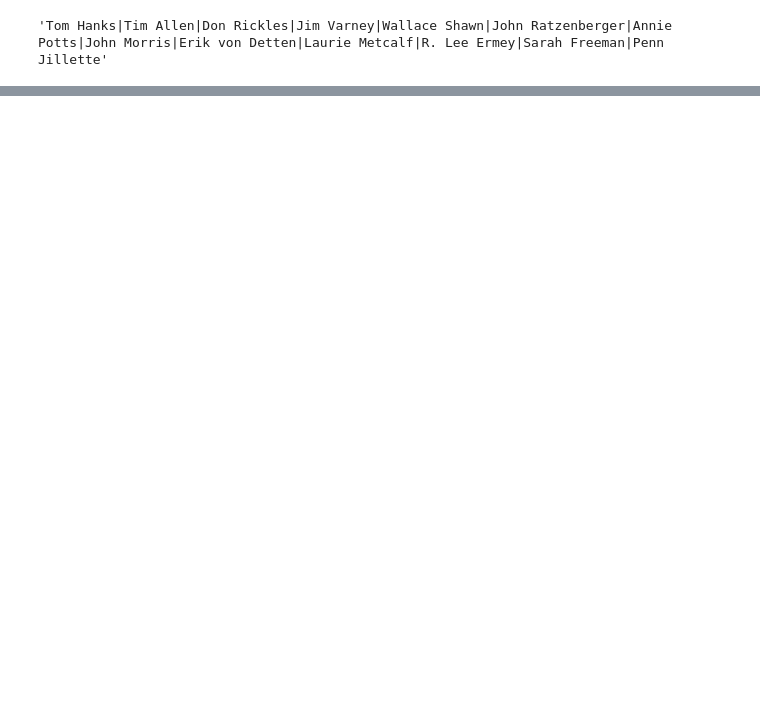
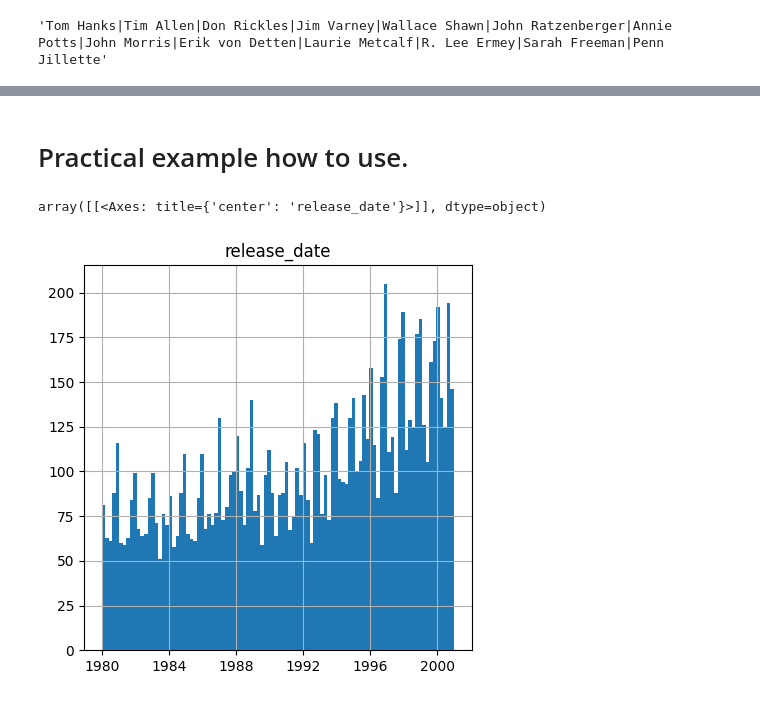
Before and after one commit to SebesHJDEV/My-Projects, a Jupyter notebook: Data-Analysis-Projects-With-Pandas/Pandas_Data_Science/Project_1_Explore_Data.ipynb, the cells around one changed output, grey strips where cells are left out. Saved outputs shown, nothing was run; the diff lists cells and outputs as text; code cells hidden in the pictures; blank space fills up the shorter version.

```diff
--- a/Data-Analysis-Projects-With-Pandas/Pandas_Data_Science/Project_1_Explore_Data.ipynb
+++ b/Data-Analysis-Projects-With-Pandas/Pandas_Data_Science/Project_1_Explore_Data.ipynb
@@ -95,0 +111,16 @@ array([[<Axes: title={'center': 'id'}>,
+# %% [markdown]
+# Practical example how to use.
+# %%
+# Create a variable to store the release dates of movies from 1980 to 2000
+movies_1980_2000 = df[
+    (df['release_date'].notnull()) &
+    (df['release_date'].dt.year >= 1980) &
+    (df['release_date'].dt.year <= 2000)
+]
+# Filter the DataFrame to include only movies released between 1980 and 2000,
+# excluding any entries with null release dates.
+# Now we will create a histogram using the filtered data.
+movies_1980_2000.hist(figsize=(5, 5), bins=100, column="release_date")
+# %% [output]
+array([[<Axes: title={'center': 'release_date'}>]], dtype=object)
+[figure, added]
```
Also changed, not shown: parts of 5 cells of this notebook.
